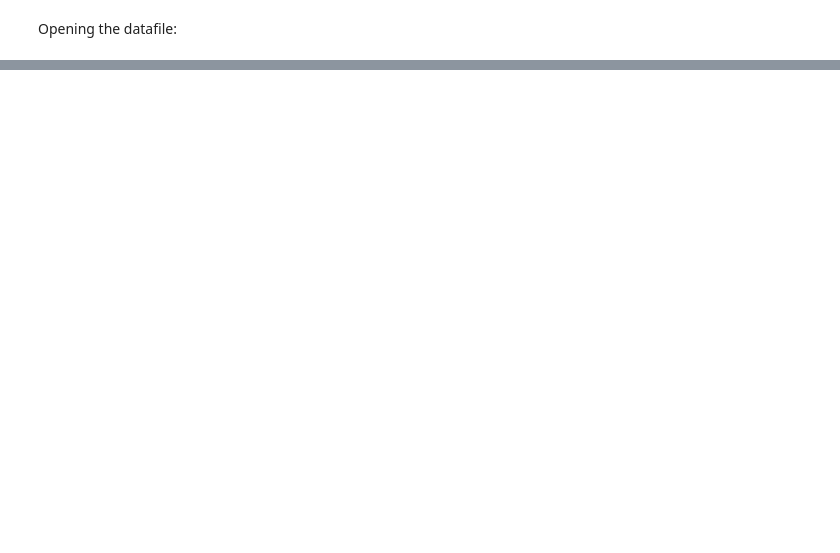
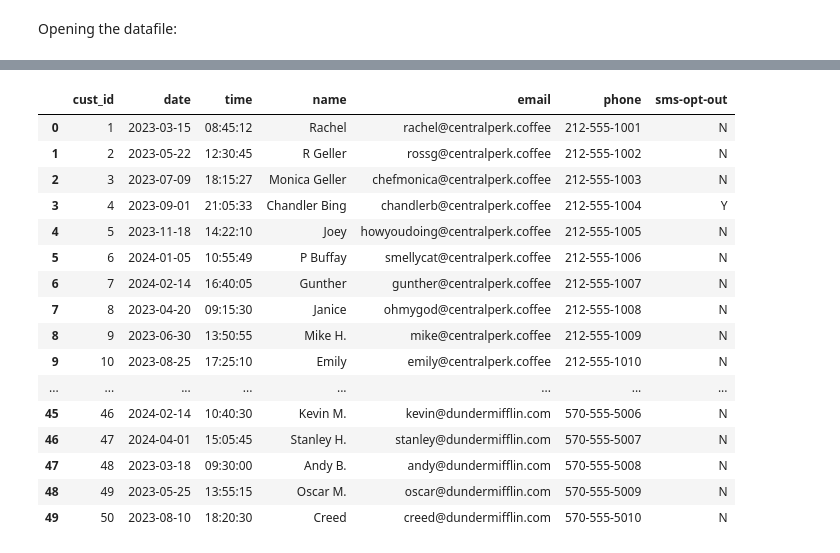
Before and after one commit to jdridges/Capstone_2, a Jupyter notebook: Customer List Cleanup.ipynb, the cells around one changed output, grey strips where cells are left out. Drawn from its saved outputs; the diff is of its cells as text; code cells hidden in the pictures; blank space fills up the shorter version.

Commit message:
added Customer_List_Cleanup changes. Got through phone number

```diff
--- a/Customer List Cleanup.ipynb
+++ b/Customer List Cleanup.ipynb
@@ -5,4 +5,7 @@ import numpy as np
 import pandas as pd
 import matplotlib.pyplot as plt
 # %%
-cust_list = pd.read_csv('customer_list_updated_Capstone_2.csv')
+cust_list = pd.read_csv('customer_list_updated_Capstone_2_utf-8.csv', delimiter = '|')
+columns = ('cust_id', 'date', 'time', 'name', 'email', 'phone', 'sms-opt-out')
+
+#this splits the DataFrame into 7 columns. Identifying the delimiter and columns is needed or else it returns one function.
@@ -10,0 +69,2 @@ UnicodeDecodeError: 'utf-8' codec can't decode byte 0xfc in position 20147: inva
+# %%
+cust_list['name'] = cust_list['name'].str.replace('[^a-zA-Z0-9-. ]', '', regex = True)
@@ -10,0 +86,20 @@ UnicodeDecodeError: 'utf-8' codec can't decode byte 0xfc in position 20147: inva
+# %%
+cust_list.head(50)
+# %% [output]
+|  | cust_id | date | time | name | email | phone | sms-opt-out |
+| 0 | 1 | 2023-03-15 | 08:45:12 | Rachel | rachel@centralperk.coffee | 212-555-1001 | N |
+| 1 | 2 | 2023-05-22 | 12:30:45 | R Geller | rossg@centralperk.coffee | 212-555-1002 | N |
+| 2 | 3 | 2023-07-09 | 18:15:27 | Monica Geller | chefmonica@centralperk.coffee | 212-555-1003 | N |
+| 3 | 4 | 2023-09-01 | 21:05:33 | Chandler Bing | chandlerb@centralperk.coffee | 212-555-1004 | Y |
+| 4 | 5 | 2023-11-18 | 14:22:10 | Joey | howyoudoing@centralperk.coffee | 212-555-1005 | N |
+| 5 | 6 | 2024-01-05 | 10:55:49 | P Buffay | smellycat@centralperk.coffee | 212-555-1006 | N |
+| 6 | 7 | 2024-02-14 | 16:40:05 | Gunther | gunther@centralperk.coffee | 212-555-1007 | N |
+| 7 | 8 | 2023-04-20 | 09:15:30 | Janice | ohmygod@centralperk.coffee | 212-555-1008 | N |
+| 8 | 9 | 2023-06-30 | 13:50:55 | Mike H. | mike@centralperk.coffee | 212-555-1009 | N |
+| 9 | 10 | 2023-08-25 | 17:25:10 | Emily | emily@centralperk.coffee | 212-555-1010 | N |
+| ... | ... | ... | ... | ... | ... | ... | ... |
+| 45 | 46 | 2024-02-14 | 10:40:30 | Kevin M. | kevin@dundermifflin.com | 570-555-5006 | N |
+| 46 | 47 | 2024-04-01 | 15:05:45 | Stanley H. | stanley@dundermifflin.com | 570-555-5007 | N |
+| 47 | 48 | 2023-03-18 | 09:30:00 | Andy B. | andy@dundermifflin.com | 570-555-5008 | N |
+| 48 | 49 | 2023-05-25 | 13:55:15 | Oscar M. | oscar@dundermifflin.com | 570-555-5009 | N |
+| 49 | 50 | 2023-08-10 | 18:20:30 | Creed | creed@dundermifflin.com | 570-555-5010 | N |
```
Also changed, not shown: parts of 13 cells of this notebook, 1 other file.
